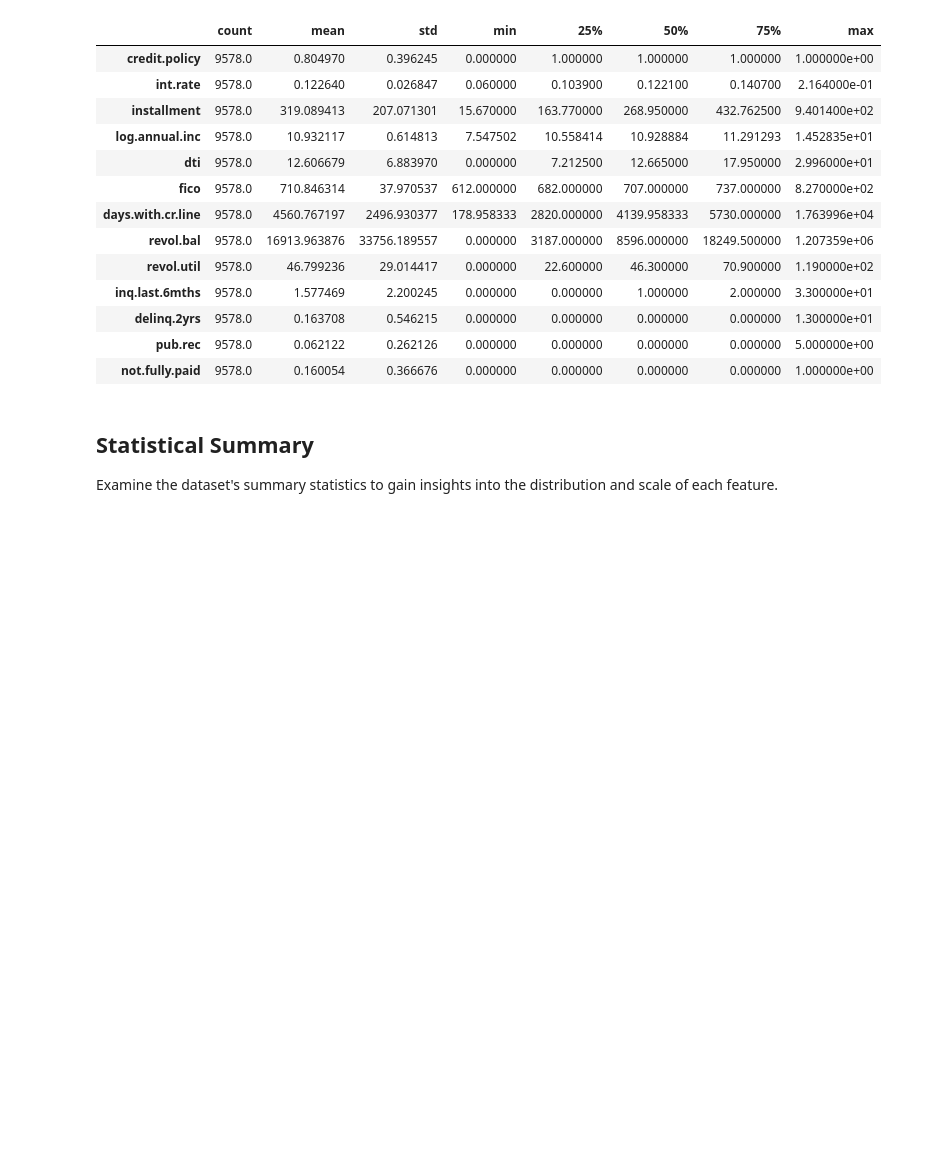
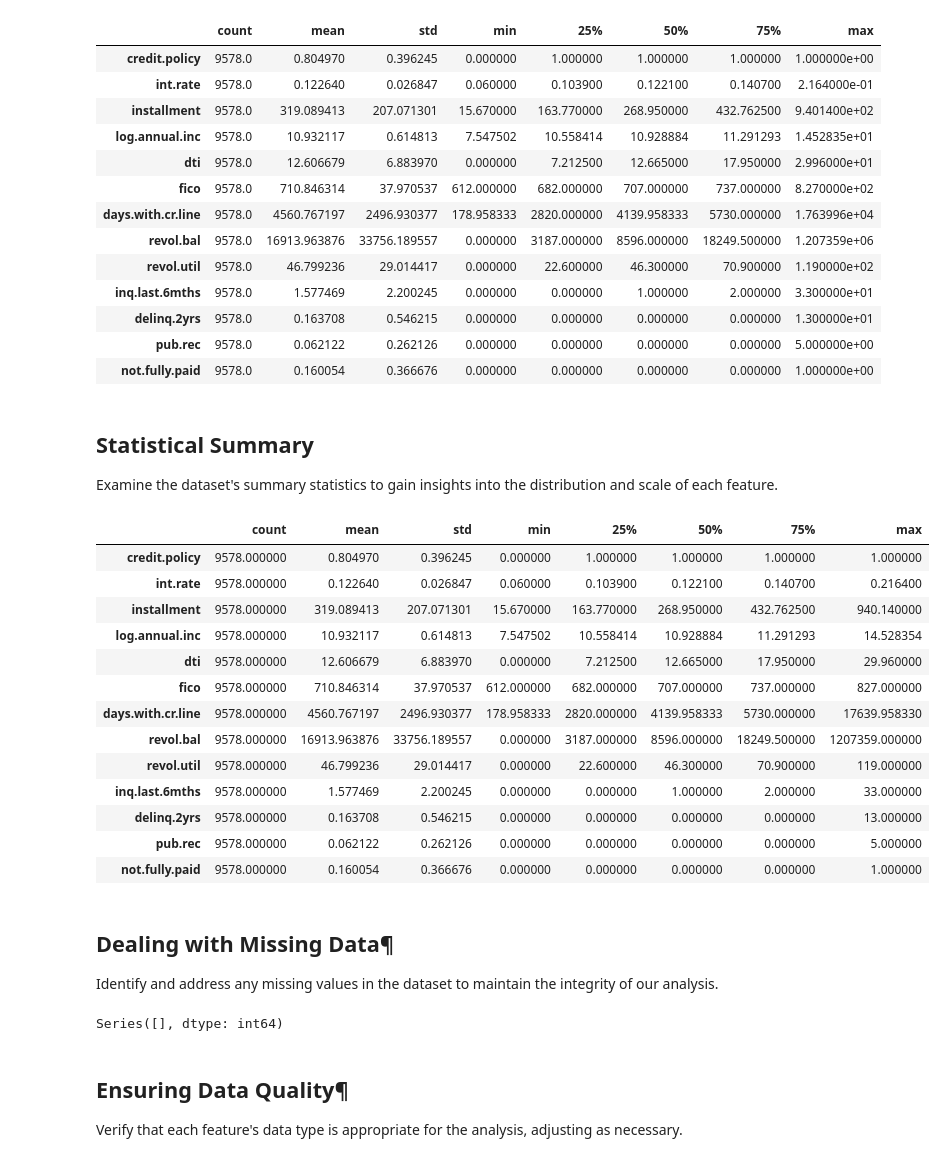
Before and after one commit to kishu20112002/Loan-EDA-project, a Jupyter notebook: loan project.ipynb, the cells around one changed output. Saved outputs shown, nothing was run; the diff lists cells and outputs as text; code cells hidden in the pictures; blank space fills up the shorter version.

```diff
--- a/loan project.ipynb
+++ b/loan project.ipynb
@@ -143,3 +143,39 @@ df.describe().T
 # %% [markdown]
 ## Statistical Summary
 Examine the dataset's summary statistics to gain insights into the distribution and scale of each feature.
+# %%
+numerical_summary = loan_data.describe().transpose()
+
+palette = sns.color_palette("viridis", as_cmap=True)
+
+numerical_summary.style.background_gradient(cmap=palette)
+# %% [output]
+|  | count | mean | std | min | 25% | 50% | 75% | max |
+| credit.policy | 9578.000000 | 0.804970 | 0.396245 | 0.000000 | 1.000000 | 1.000000 | 1.000000 | 1.000000 |
+| int.rate | 9578.000000 | 0.122640 | 0.026847 | 0.060000 | 0.103900 | 0.122100 | 0.140700 | 0.216400 |
+| installment | 9578.000000 | 319.089413 | 207.071301 | 15.670000 | 163.770000 | 268.950000 | 432.762500 | 940.140000 |
+| log.annual.inc | 9578.000000 | 10.932117 | 0.614813 | 7.547502 | 10.558414 | 10.928884 | 11.291293 | 14.528354 |
+| dti | 9578.000000 | 12.606679 | 6.883970 | 0.000000 | 7.212500 | 12.665000 | 17.950000 | 29.960000 |
+| fico | 9578.000000 | 710.846314 | 37.970537 | 612.000000 | 682.000000 | 707.000000 | 737.000000 | 827.000000 |
+| days.with.cr.line | 9578.000000 | 4560.767197 | 2496.930377 | 178.958333 | 2820.000000 | 4139.958333 | 5730.000000 | 17639.958330 |
+| revol.bal | 9578.000000 | 16913.963876 | 33756.189557 | 0.000000 | 3187.000000 | 8596.000000 | 18249.500000 | 1207359.000000 |
+| revol.util | 9578.000000 | 46.799236 | 29.014417 | 0.000000 | 22.600000 | 46.300000 | 70.900000 | 119.000000 |
+| inq.last.6mths | 9578.000000 | 1.577469 | 2.200245 | 0.000000 | 0.000000 | 1.000000 | 2.000000 | 33.000000 |
+| delinq.2yrs | 9578.000000 | 0.163708 | 0.546215 | 0.000000 | 0.000000 | 0.000000 | 0.000000 | 13.000000 |
+| pub.rec | 9578.000000 | 0.062122 | 0.262126 | 0.000000 | 0.000000 | 0.000000 | 0.000000 | 5.000000 |
+| not.fully.paid | 9578.000000 | 0.160054 | 0.366676 | 0.000000 | 0.000000 | 0.000000 | 0.000000 | 1.000000 |
+# %% [markdown]
+## Dealing with Missing Data¶
+Identify and address any missing values in the dataset to maintain the integrity of our analysis.
+# %%
+# Check for missing values in each column
+missing_data = loan_data.isnull().sum()
+
+# Display columns with missing values (if any)
+missing_data = missing_data[missing_data > 0]
+missing_data
+# %% [output]
+Series([], dtype: int64)
+# %% [markdown]
+## Ensuring Data Quality¶
+Verify that each feature's data type is appropriate for the analysis, adjusting as necessary.
```
Also changed, not shown: parts of 15 cells of this notebook.
